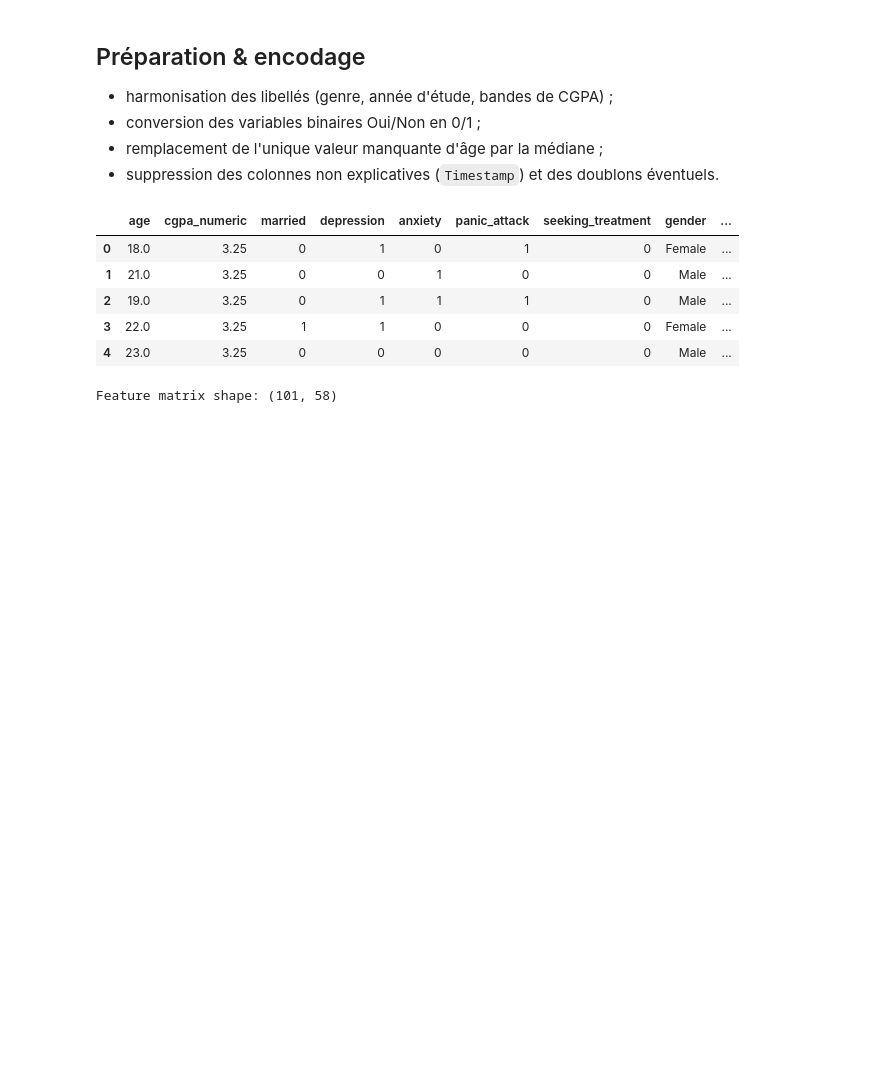
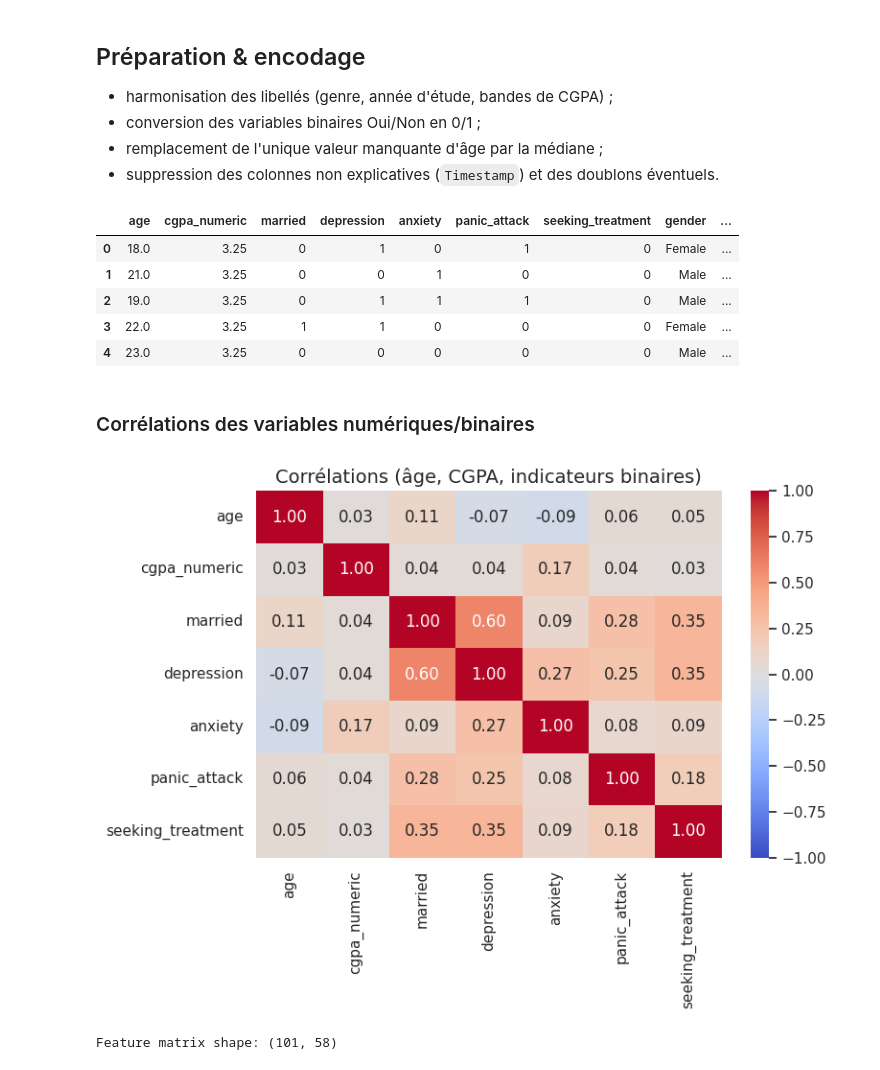
Before and after one commit to yacoubasawadogo/kmeans-ifoad-groupe6, a Jupyter notebook: notebooks/kmeans_student_mental_health.ipynb, the cells around one changed output. Saved outputs shown, nothing was run; the diff lists cells and outputs as text; code cells hidden in the pictures; blank space fills up the shorter version.

```diff
--- a/notebooks/kmeans_student_mental_health.ipynb
+++ b/notebooks/kmeans_student_mental_health.ipynb
@@ -233,6 +277,20 @@ df_model.head()
 | 2 | 19.0 | 3.25 | 0 | 1 | 1 | 1 | 0 | Male | ... |
 | 3 | 22.0 | 3.25 | 1 | 1 | 0 | 0 | 0 | Female | ... |
 | 4 | 23.0 | 3.25 | 0 | 0 | 0 | 0 | 0 | Male | ... |
+# %% [markdown]
+
+### Corrélations des variables numériques/binaires
+# %%
+
+corr_cols = ["age", "cgpa_numeric", *binary_cols]
+corr_matrix = df_model[corr_cols].corr()
+plt.figure(figsize=(8, 6))
+sns.heatmap(corr_matrix, annot=True, fmt=".2f", cmap="coolwarm", vmin=-1, vmax=1)
+plt.title("Corrélations (âge, CGPA, indicateurs binaires)")
+plt.tight_layout()
+plt.show()
+# %% [output]
+[figure, added]
 # %%
 
 numeric_features = ["age", "cgpa_numeric", *binary_cols]
```
Also changed, not shown: parts of 5 cells of this notebook.
